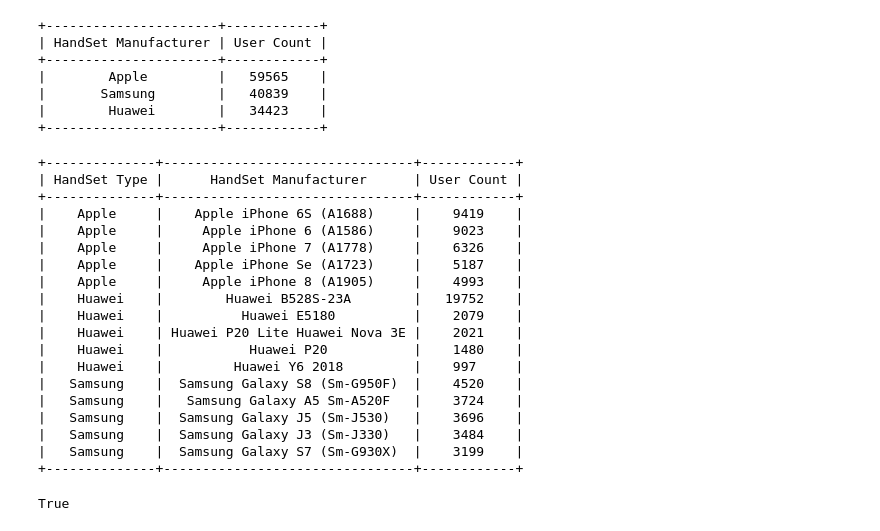
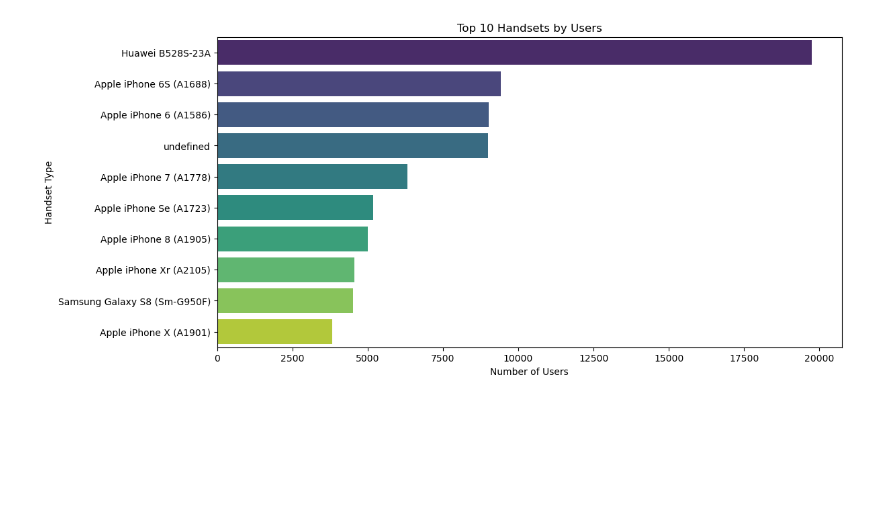
Before and after one commit to Basi10/Telecom-Data-Analysis, a Jupyter notebook: notebooks/overview_analysis.ipynb, the cells around one changed output. Saved outputs shown, nothing was run; the diff lists cells and outputs as text; code cells hidden in the pictures; blank space fills up the shorter version.

Commit message:
conducted non graphical and graphical univariate analysis

```diff
--- a/notebooks/overview_analysis.ipynb
+++ b/notebooks/overview_analysis.ipynb
@@ -39,68 +18,12 @@ print(utils.print_table(result,["HandSet Type", "User Count"]))
-# %%
-#Top 3 handset manufacturer
-query1= 'SELECT "Handset Manufacturer",COUNT(*) AS column_count FROM xdr_data GROUP BY "Handset Manufacturer" ORDER BY COUNT(*) DESC LIMIT 3;'
-result = conn.execute_query(query=query1)
-print(utils.print_table(result,["HandSet Manufacturer" ,"User Count"]))
-# %% [output]
-+----------------------+------------+
-| HandSet Manufacturer | User Count |
-+----------------------+------------+
-|        Apple         |   59565    |
-|       Samsung        |   40839    |
-|        Huawei        |   34423    |
-+----------------------+------------+
-# %%
-# top 5 handsets per top 3 handset manufacturer
-query2= '''WITH RankedManufacturers AS (
-  SELECT
-    "Handset Manufacturer",
-    COUNT(*) AS manufacturer_count,
-    ROW_NUMBER() OVER (ORDER BY COUNT(*) DESC) AS manufacturer_rank
-  FROM xdr_data
-  GROUP BY "Handset Manufacturer"
-),
-RankedHandsets AS (
-  SELECT
-    "Handset Type",
-    "Handset Manufacturer",
-    COUNT(*) AS handset_count,
-    ROW_NUMBER() OVER (PARTITION BY "Handset Manufacturer" ORDER BY COUNT(*) DESC) AS handset_rank
-  FROM xdr_data
-  GROUP BY "Handset Manufacturer", "Handset Type"
-)
-SELECT
-  rh."Handset Manufacturer",
-  rh."Handset Type",
-  rh.handset_count
-FROM RankedHandsets rh
-JOIN RankedManufacturers rm ON rh."Handset Manufacturer" = rm."Handset Manufacturer"
-WHERE rh.handset_rank <= 5 AND rm.manufacturer_rank <= 3
-'''
-result1 = conn.execute_query(query=query2)
-print(utils.print_table(result1,["HandSet Type","HandSet Manufacturer" ,"User Count"]))
-# %% [output]
-+--------------+--------------------------------+------------+
-| HandSet Type |      HandSet Manufacturer      | User Count |
-+--------------+--------------------------------+------------+
-|    Apple     |    Apple iPhone 6S (A1688)     |    9419    |
-|    Apple     |     Apple iPhone 6 (A1586)     |    9023    |
-|    Apple     |     Apple iPhone 7 (A1778)     |    6326    |
-|    Apple     |    Apple iPhone Se (A1723)     |    5187    |
-|    Apple     |     Apple iPhone 8 (A1905)     |    4993    |
-|    Huawei    |        Huawei B528S-23A        |   19752    |
-|    Huawei    |          Huawei E5180          |    2079    |
-|    Huawei    | Huawei P20 Lite Huawei Nova 3E |    2021    |
-|    Huawei    |           Huawei P20           |    1480    |
-|    Huawei    |         Huawei Y6 2018         |    997     |
-|   Samsung    |  Samsung Galaxy S8 (Sm-G950F)  |    4520    |
-|   Samsung    |   Samsung Galaxy A5 Sm-A520F   |    3724    |
-|   Samsung    |  Samsung Galaxy J5 (Sm-J530)   |    3696    |
-|   Samsung    |  Samsung Galaxy J3 (Sm-J330)   |    3484    |
-|   Samsung    |  Samsung Galaxy S7 (Sm-G930X)  |    3199    |
-+--------------+--------------------------------+------------+
-# %%
-query = "SELECT * FROM xdr_data;"
-df = pd.read_sql(query, conn.connection)
-df['Bearer Id'].duplicated().any()
-# %% [output]
-True
+# %%
+df = pd.read_csv('../data/cleaned_data_outliers.csv')
+# %%
+plots = Plot()
+preprocess = PreProcess(df)
+overview = Overview(df)
+# %%
+#Identify top 10 handsets used by the customers
+handset_counts = df['Handset Type'].value_counts().head(10)
+plots.plot_bar(x=handset_counts.values, y=handset_counts.index, xlabel='Number of Users', title='Top 10 Handsets by Users',ylabel='Handset Type')
+# %% [output]
+[figure, added]
```
Also changed, not shown: parts of 25 cells of this notebook.
